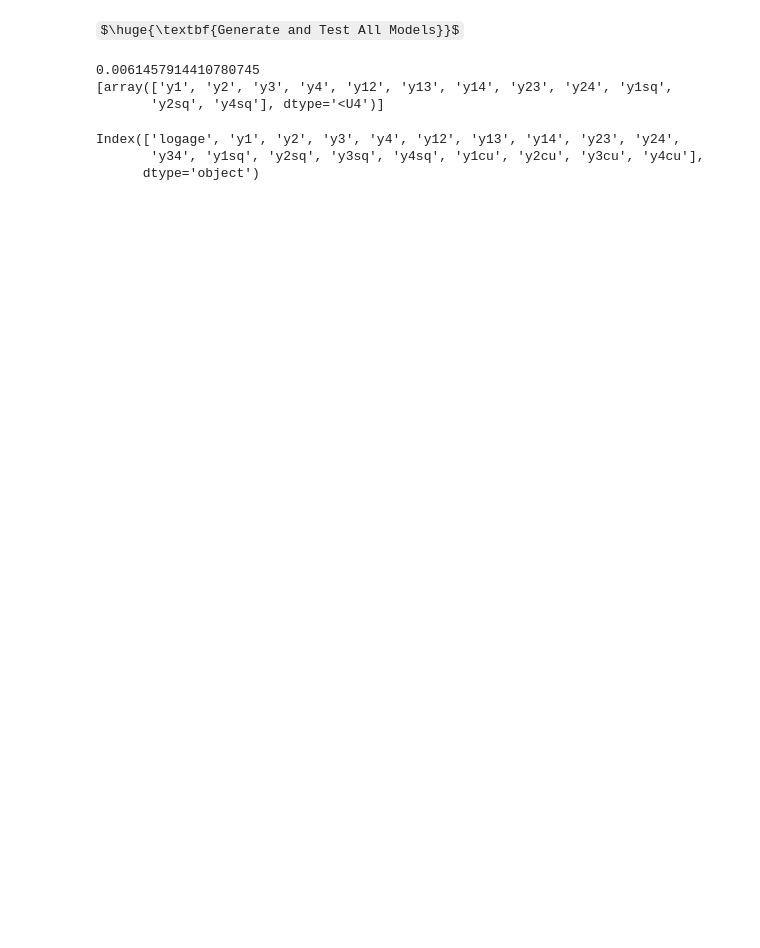
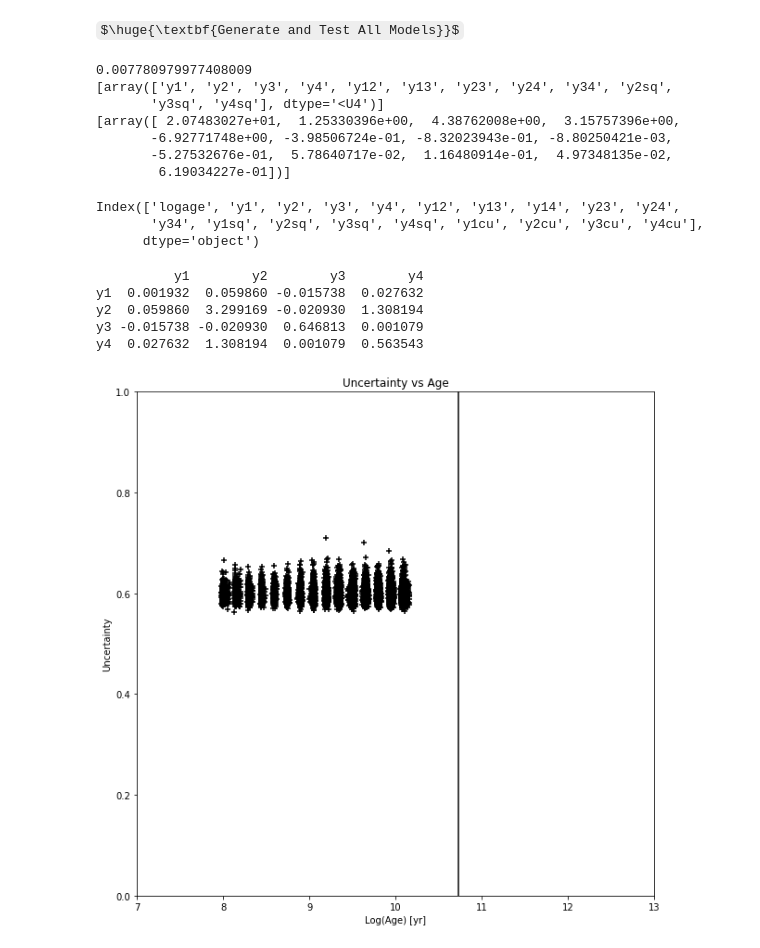
Before and after one commit to JoshuaPovick/Magellanic_Ages, a Jupyter notebook: parsec_only.ipynb, the cells around one changed output. Saved outputs shown, nothing was run; the diff lists cells and outputs as text; code cells hidden in the pictures; some formulas as TeX source; blank space fills up the shorter version.

Commit message:
inverstigating failures of models

```diff
--- a/parsec_only.ipynb
+++ b/parsec_only.ipynb
@@ -1083,12 +951,17 @@ for i in range(len(models)):
     residual = predictions - glogage
     model_res.append(max(np.absolute(residual)))
     model_mads.append(mad(residual))
-    model_params.append(model.params)
+    model_params.append(np.asarray(model.params))
 
 best = np.where(model_mads == min(model_mads))
 print(min(model_mads))
 print(models_str_good[best])
+print(np.asarray(model_params)[best])
 # %% [output]
-0.0061457914410780745
-[array(['y1', 'y2', 'y3', 'y4', 'y12', 'y13', 'y14', 'y23', 'y24', 'y1sq',
-       'y2sq', 'y4sq'], dtype='<U4')]
+0.007780979977408009
+[array(['y1', 'y2', 'y3', 'y4', 'y12', 'y13', 'y23', 'y24', 'y34', 'y2sq',
+       'y3sq', 'y4sq'], dtype='<U4')]
+[array([ 2.07483027e+01,  1.25330396e+00,  4.38762008e+00,  3.15757396e+00,
+       -6.92771748e+00, -3.98506724e-01, -8.32023943e-01, -8.80250421e-03,
+       -5.27532676e-01,  5.78640717e-02,  1.16480914e-01,  4.97348135e-02,
+        6.19034227e-01])]
@@ -1124,3 +1006,10 @@ Index(['logage', 'y1', 'y2', 'y3', 'y4', 'y12', 'y13', 'y14', 'y23', 'y24',
       dtype='object')
 # %%
 parseccov = mod_df[['y1','y2','y3','y4']].cov()
+print(parseccov)
+# %% [output]
+          y1        y2        y3        y4
+y1  0.001932  0.059860 -0.015738  0.027632
+y2  0.059860  3.299169 -0.020930  1.308194
+y3 -0.015738 -0.020930  0.646813  0.001079
+y4  0.027632  1.308194  0.001079  0.563543
@@ -1126,0 +1037,40 @@ parseccov = mod_df[['y1','y2','y3','y4']].cov()
+# %%
+terr = np.mean(0.434*(np.log(clndr16['TEFF_ERR'])/np.log10(clndr16['TEFF'])))
+kserr = np.mean(clndr16['K_ERR'])
+feherr = np.mean(clndr16['FE_H_ERR'])
+lggerr = np.mean(clndr16['LOGG_ERR'])
+
+devs = []
+
+for i in range(len(parsec[rgb])):
+    lgT = parsec[rgb]['logTe']
+    lgTERR = terr
+    ks = parsec[rgb]['Ksmag']
+    ksERR = kserr
+    feh = np.log10(parsec[rgb]['Zini']/0.02)
+    fehERR = feherr
+    lgg = parsec[rgb]['logg']
+    lggERR = lggerr
+
+    ages = []
+    for j in range(10):
+        nlgT,nks,nfeh,nlgg = noisyparsec(lgT,lgTERR,ks,ksERR,feh,fehERR,lgg,lggERR)
+        ages.append(bestparsec(nlgT,nks,nfeh,nlgg))
+
+
+    devs.append(1.4826*mad(ages))
+# %%
+age_test = bestparsec(parsec[rgb]['logTe'],parsec[rgb]['Ksmag'],np.log10(parsec[rgb]['Zini']/0.02),\
+                      parsec[rgb]['logg'])
+
+plt.figure(figsize=[10,10])
+plt.scatter(age_test,devs,c='k',marker='+',label='Povick')
+plt.xlim(7,13)
+plt.axvline(10.13+np.mean(devs),c='k')
+plt.xlabel(r'Log(Age) [yr]')
+plt.ylabel(r'Uncertainty')
+plt.ylim(0.0,1.0)
+plt.title(r'Uncertainty vs Age')
+plt.show()
+# %% [output]
+[figure, added]
```
Also changed, not shown: parts of 20 cells of this notebook, 5 other files.
